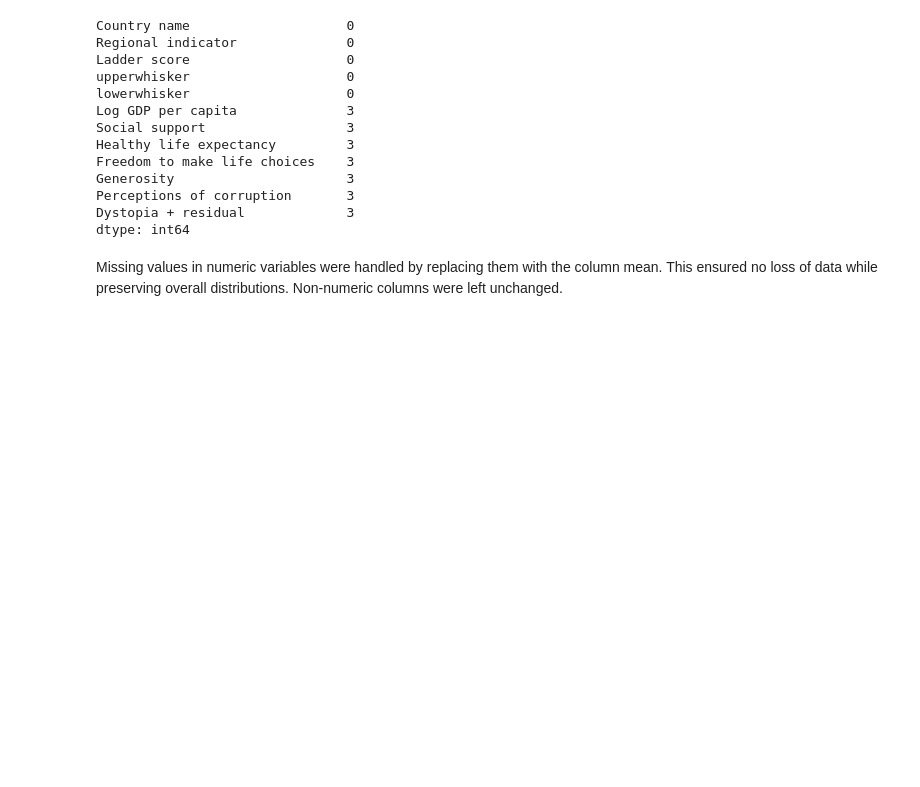
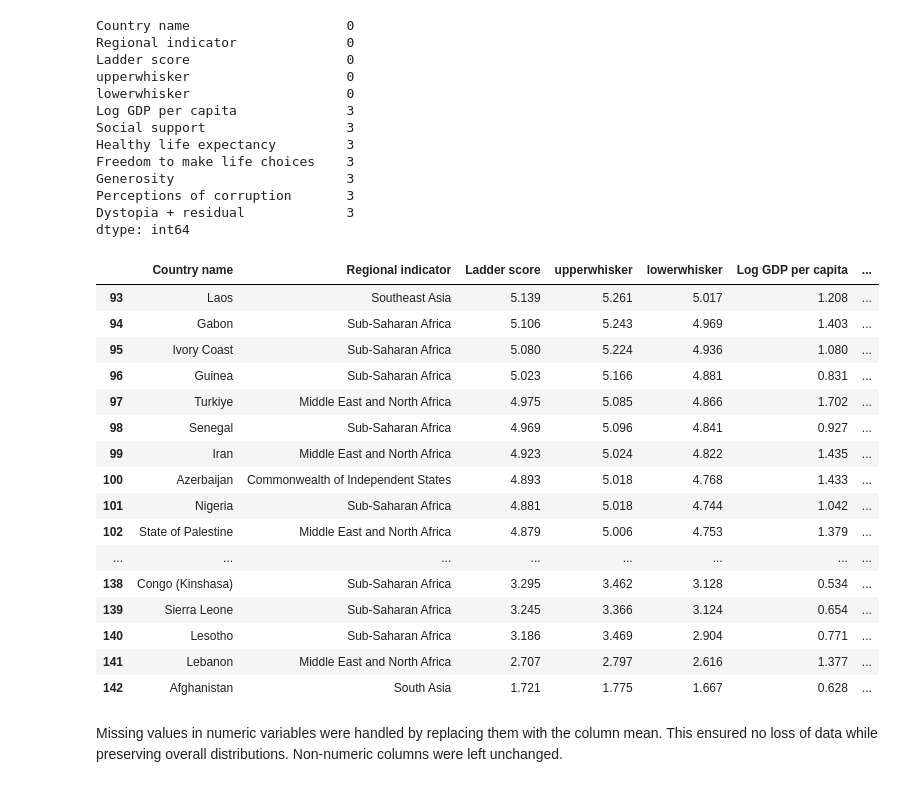
Before and after one commit to SeshasreeB/data-analysis-projects, a Jupyter notebook: checkpoint-3.ipynb, the cells around one changed output. Drawn from its saved outputs; the diff is of its cells as text; code cells hidden in the pictures; blank space fills up the shorter version.

```diff
--- a/checkpoint-3.ipynb
+++ b/checkpoint-3.ipynb
@@ -147,6 +147,26 @@ dtype: int64
 # %%
 numeric_cols = happy_df.select_dtypes(include=np.number).columns
 happy_df[numeric_cols] = happy_df[numeric_cols].fillna(happy_df[numeric_cols].mean())
+happy_df[numeric_cols] = happy_df[numeric_cols].round(3)
+happy_df.tail(50)
+# %% [output]
+|  | Country name | Regional indicator | Ladder score | upperwhisker | lowerwhisker | Log GDP per capita | ... |
+| 93 | Laos | Southeast Asia | 5.139 | 5.261 | 5.017 | 1.208 | ... |
+| 94 | Gabon | Sub-Saharan Africa | 5.106 | 5.243 | 4.969 | 1.403 | ... |
+| 95 | Ivory Coast | Sub-Saharan Africa | 5.080 | 5.224 | 4.936 | 1.080 | ... |
+| 96 | Guinea | Sub-Saharan Africa | 5.023 | 5.166 | 4.881 | 0.831 | ... |
+| 97 | Turkiye | Middle East and North Africa | 4.975 | 5.085 | 4.866 | 1.702 | ... |
+| 98 | Senegal | Sub-Saharan Africa | 4.969 | 5.096 | 4.841 | 0.927 | ... |
+| 99 | Iran | Middle East and North Africa | 4.923 | 5.024 | 4.822 | 1.435 | ... |
+| 100 | Azerbaijan | Commonwealth of Independent States | 4.893 | 5.018 | 4.768 | 1.433 | ... |
+| 101 | Nigeria | Sub-Saharan Africa | 4.881 | 5.018 | 4.744 | 1.042 | ... |
+| 102 | State of Palestine | Middle East and North Africa | 4.879 | 5.006 | 4.753 | 1.379 | ... |
+| ... | ... | ... | ... | ... | ... | ... | ... |
+| 138 | Congo (Kinshasa) | Sub-Saharan Africa | 3.295 | 3.462 | 3.128 | 0.534 | ... |
+| 139 | Sierra Leone | Sub-Saharan Africa | 3.245 | 3.366 | 3.124 | 0.654 | ... |
+| 140 | Lesotho | Sub-Saharan Africa | 3.186 | 3.469 | 2.904 | 0.771 | ... |
+| 141 | Lebanon | Middle East and North Africa | 2.707 | 2.797 | 2.616 | 1.377 | ... |
+| 142 | Afghanistan | South Asia | 1.721 | 1.775 | 1.667 | 0.628 | ... |
 # %% [markdown]
 Missing values in numeric variables were handled by replacing them with the column mean. This ensured no loss of data while preserving overall distributions. Non-numeric columns were left unchanged.
 # %%
```
Also changed, not shown: parts of 3 cells of this notebook, 2 other files.
